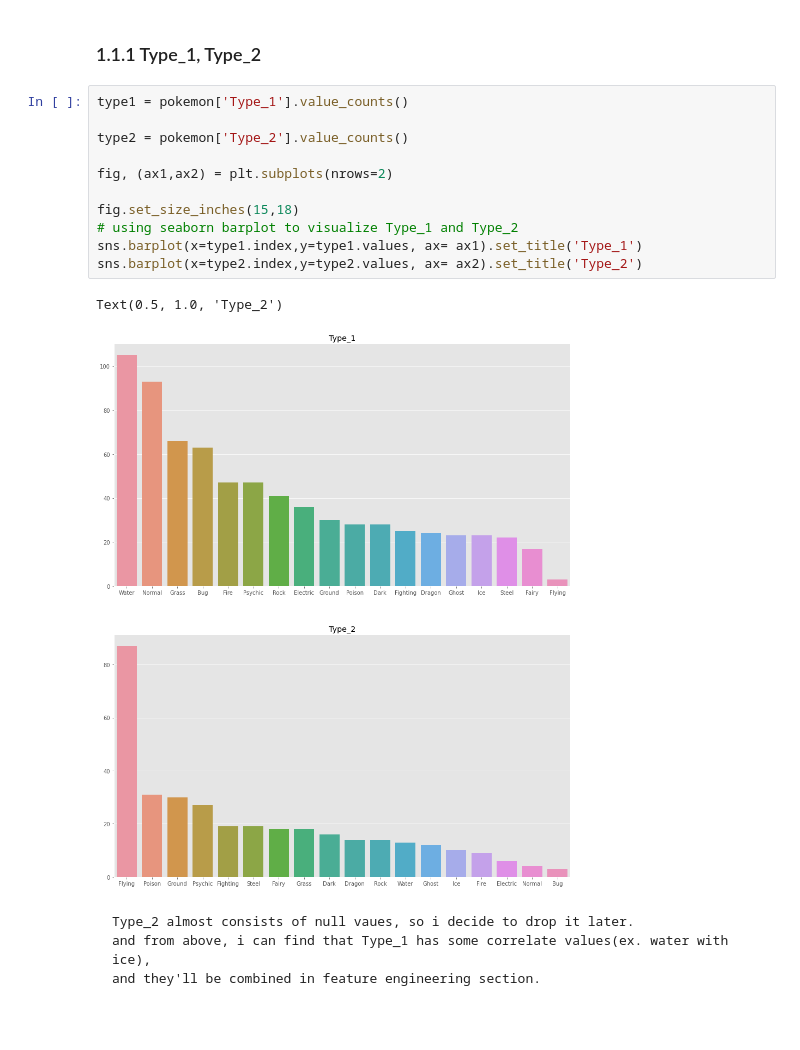
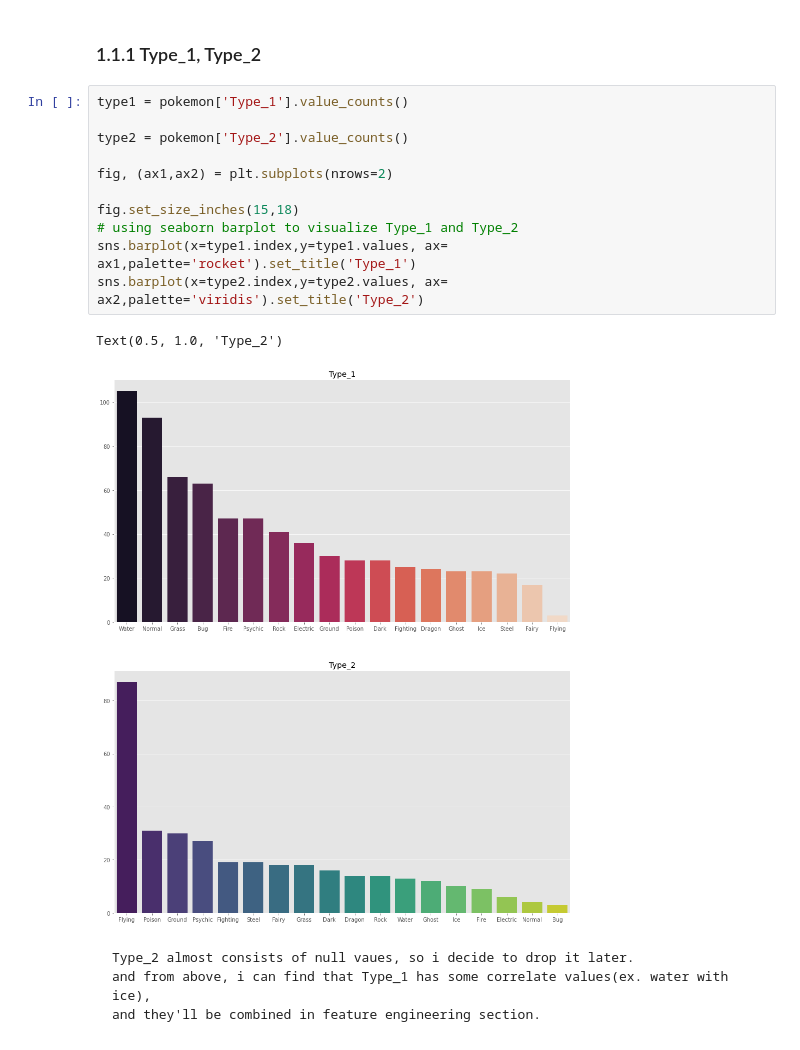
Before and after one commit to MarsSeo/kaggle, a Jupyter notebook: pokemon-data-visualization-is-or-not-legendary.ipynb, the cells around one changed output. Saved outputs shown, nothing was run; the diff lists cells and outputs as text.

````diff
--- a/pokemon-data-visualization-is-or-not-legendary.ipynb
+++ b/pokemon-data-visualization-is-or-not-legendary.ipynb
@@ -63,17 +63,17 @@ msno.matrix(pokemon)
 # %%
 type1 = pokemon['Type_1'].value_counts()
 
 type2 = pokemon['Type_2'].value_counts()
 
 fig, (ax1,ax2) = plt.subplots(nrows=2)
 
 fig.set_size_inches(15,18)
 # using seaborn barplot to visualize Type_1 and Type_2
-sns.barplot(x=type1.index,y=type1.values, ax= ax1).set_title('Type_1')
-sns.barplot(x=type2.index,y=type2.values, ax= ax2).set_title('Type_2')
+sns.barplot(x=type1.index,y=type1.values, ax= ax1,palette='rocket').set_title('Type_1')
+sns.barplot(x=type2.index,y=type2.values, ax= ax2,palette='viridis').set_title('Type_2')
 # %% [output]
 Text(0.5, 1.0, 'Type_2')
-[figure, old version]
+[figure, new version]
 # %% [markdown]
 ```
 Type_2 almost consists of null vaues, so i decide to drop it later.
````
Also changed, not shown: parts of 4 cells of this notebook.
